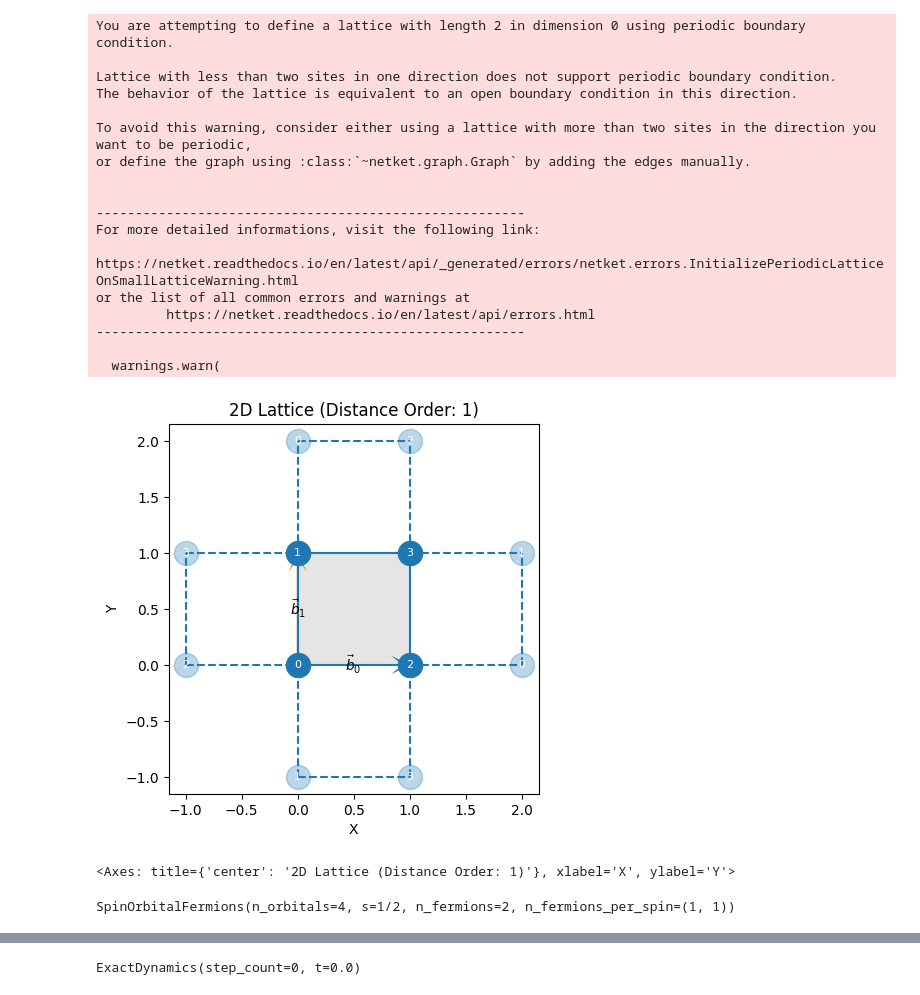
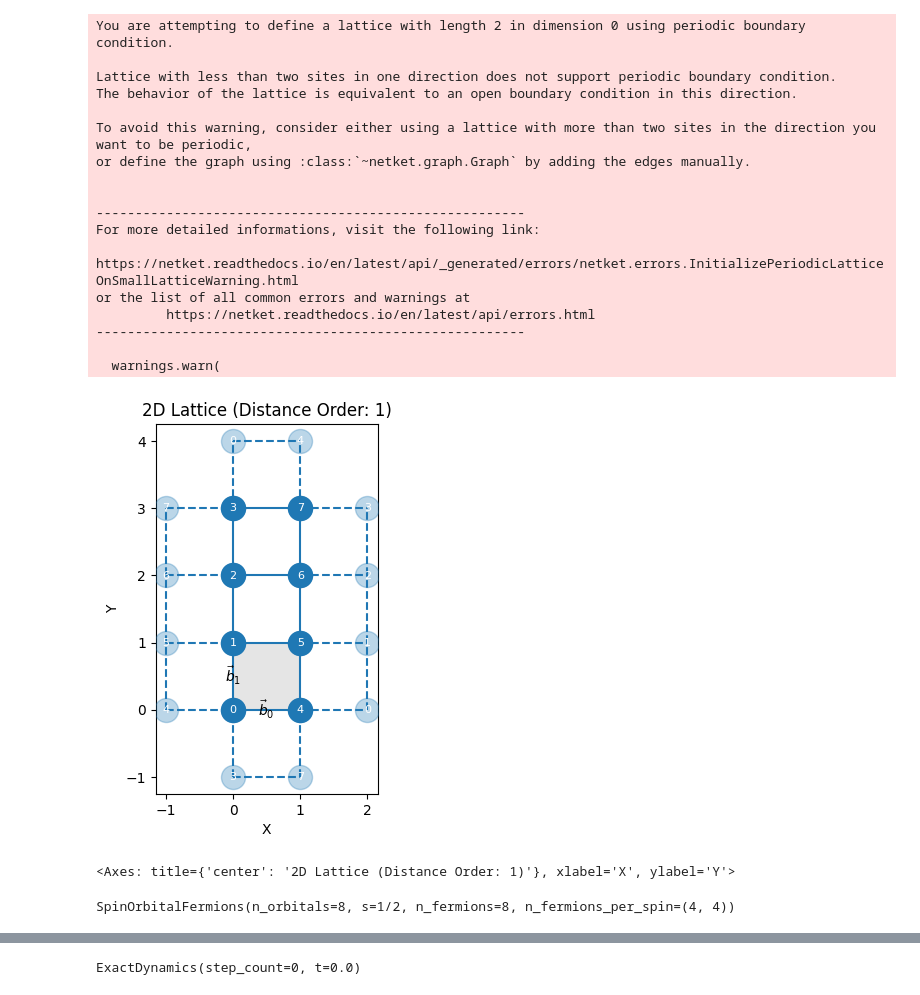
Before and after one commit to grossjulian/MajoranaPropagation, a Jupyter notebook: Exact Dynamics/dynamics4.ipynb, the cells around one changed output, grey strips where cells are left out. Drawn from its saved outputs; the diff is of its cells as text; code cells hidden in the pictures.

```diff
--- a/Exact Dynamics/dynamics4.ipynb
+++ b/Exact Dynamics/dynamics4.ipynb
@@ -8,32 +6,32 @@ import netket.experimental as nkx
 # %%
 # g = nk.graph.Hypercube(3, n_dim=2, pbc=False)
 # g = nk.graph.Chain(8, pbc=False)
-g = nk.graph.Grid((2,2), pbc=True)
+g = nk.graph.Grid((2,4), pbc=True)
 g.draw()
 # %% [output]
 You are attempting to define a lattice with length 2 in dimension 0 using periodic boundary condition.
 
 Lattice with less than two sites in one direction does not support periodic boundary condition.
 The behavior of the lattice is equivalent to an open boundary condition in this direction.
 
 To avoid this warning, consider either using a lattice with more than two sites in the direction you want to be periodic,
 or define the graph using :class:`~netket.graph.Graph` by adding the edges manually.
 
 
 -------------------------------------------------------
 For more detailed informations, visit the following link:
          https://netket.readthedocs.io/en/latest/api/_generated/errors/netket.errors.InitializePeriodicLatticeOnSmallLatticeWarning.html
 or the list of all common errors and warnings at
          https://netket.readthedocs.io/en/latest/api/errors.html
 -------------------------------------------------------
 
   warnings.warn(
-[figure, old version]
+[figure, new version]
 <Axes: title={'center': '2D Lattice (Distance Order: 1)'}, xlabel='X', ylabel='Y'>
 # %%
-nup, ndn = 1, 1
+nup, ndn = 4, 4
 hi = nk.hilbert.SpinOrbitalFermions(g.n_nodes, 1/2, n_fermions_per_spin=(nup, ndn))
 hi
 # %% [output]
-SpinOrbitalFermions(n_orbitals=4, s=1/2, n_fermions=2, n_fermions_per_spin=(1, 1))
+SpinOrbitalFermions(n_orbitals=8, s=1/2, n_fermions=8, n_fermions_per_spin=(4, 4))
 # %%
```
Also changed, not shown: parts of 7 cells of this notebook, 17 other files.
